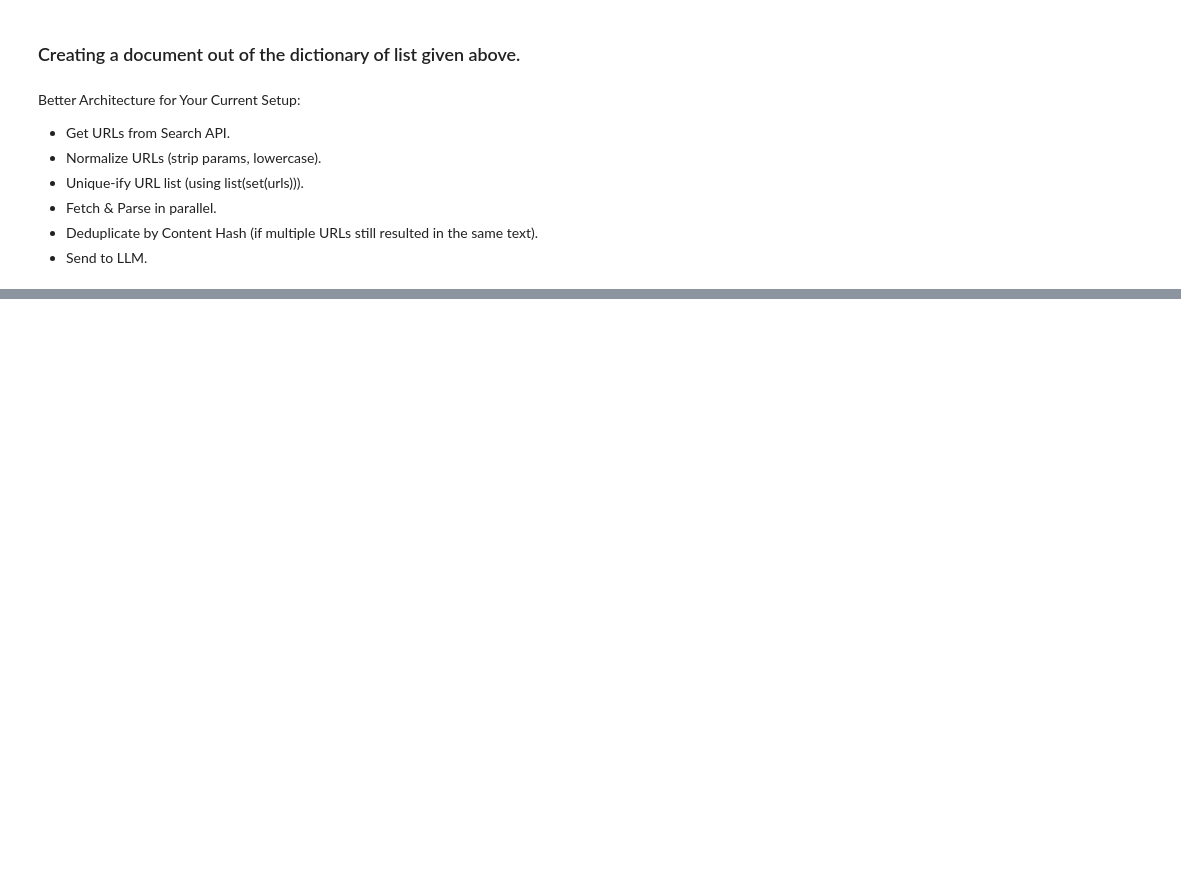
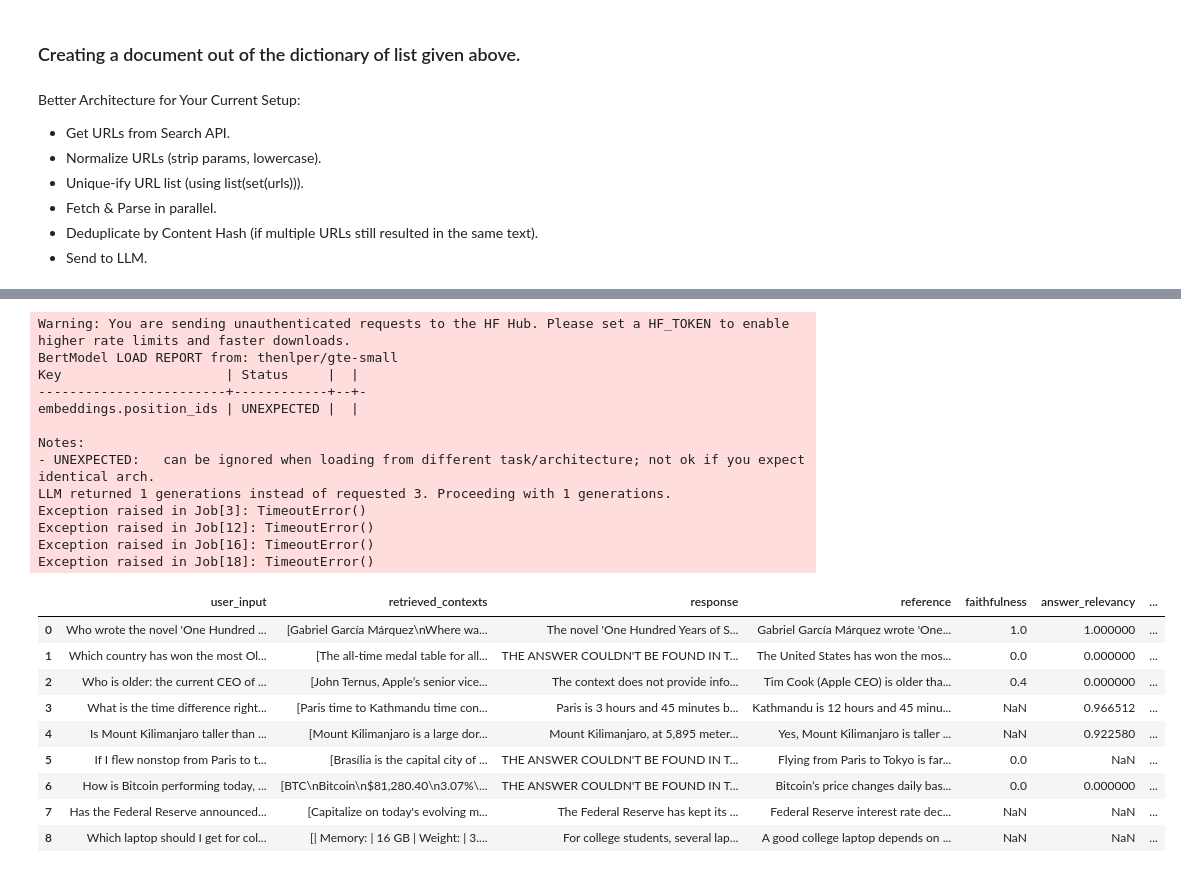
Before and after one commit to sudipsudip001/perplex_city, a Jupyter notebook: app/test_notebooks/test.ipynb, the cells around one changed output, grey strips where cells are left out. Saved outputs shown, nothing was run; the diff lists cells and outputs as text; code cells hidden in the pictures; blank space fills up the shorter version.

```diff
--- a/app/test_notebooks/test.ipynb
+++ b/app/test_notebooks/test.ipynb
@@ -517,0 +625,7 @@ renamed_work_data
+# %%
+import json
+
+with open("ragas_prep.json", "r") as f:
+    ragas_eval = json.load(f)
+
+print(len(ragas_eval))
@@ -517,0 +634,11 @@ renamed_work_data
+# %%
+import sys
+import os
+
+# Adds the 'app' directory to the python path
+sys.path.append(os.path.abspath(os.path.join('..')))
+from evaluation.ragas_eval import Ragged
+
+ragged = Ragged(
+    dataset=ragas_eval
+)
@@ -517,0 +653,26 @@ renamed_work_data
+# %%
+ragged.score()
+# %% [output]
+Warning: You are sending unauthenticated requests to the HF Hub. Please set a HF_TOKEN to enable higher rate limits and faster downloads.
+BertModel LOAD REPORT from: thenlper/gte-small
+Key                     | Status     |  |
+------------------------+------------+--+-
+embeddings.position_ids | UNEXPECTED |  |
+
+Notes:
+- UNEXPECTED:   can be ignored when loading from different task/architecture; not ok if you expect identical arch.
+LLM returned 1 generations instead of requested 3. Proceeding with 1 generations.
+Exception raised in Job[3]: TimeoutError()
+Exception raised in Job[12]: TimeoutError()
+Exception raised in Job[16]: TimeoutError()
+Exception raised in Job[18]: TimeoutError()
+|  | user_input | retrieved_contexts | response | reference | faithfulness | answer_relevancy | ... |
+| 0 | Who wrote the novel 'One Hundred ... | [Gabriel García Márquez\nWhere wa... | The novel 'One Hundred Years of S... | Gabriel García Márquez wrote 'One... | 1.0 | 1.000000 | ... |
+| 1 | Which country has won the most Ol... | [The all-time medal table for all... | THE ANSWER COULDN'T BE FOUND IN T... | The United States has won the mos... | 0.0 | 0.000000 | ... |
+| 2 | Who is older: the current CEO of ... | [John Ternus, Apple’s senior vice... | The context does not provide info... | Tim Cook (Apple CEO) is older tha... | 0.4 | 0.000000 | ... |
+| 3 | What is the time difference right... | [Paris time to Kathmandu time con... | Paris is 3 hours and 45 minutes b... | Kathmandu is 12 hours and 45 minu... | NaN | 0.966512 | ... |
+| 4 | Is Mount Kilimanjaro taller than ... | [Mount Kilimanjaro is a large dor... | Mount Kilimanjaro, at 5,895 meter... | Yes, Mount Kilimanjaro is taller ... | NaN | 0.922580 | ... |
+| 5 | If I flew nonstop from Paris to t... | [Brasília is the capital city of ... | THE ANSWER COULDN'T BE FOUND IN T... | Flying from Paris to Tokyo is far... | 0.0 | NaN | ... |
+| 6 | How is Bitcoin performing today, ... | [BTC\nBitcoin\n$81,280.40\n3.07%\... | THE ANSWER COULDN'T BE FOUND IN T... | Bitcoin’s price changes daily bas... | 0.0 | 0.000000 | ... |
+| 7 | Has the Federal Reserve announced... | [Capitalize on today's evolving m... | The Federal Reserve has kept its ... | Federal Reserve interest rate dec... | NaN | NaN | ... |
+| 8 | Which laptop should I get for col... | [| Memory: | 16 GB | Weight: | 3.... | For college students, several lap... | A good college laptop depends on ... | NaN | NaN | ... |
```
Also changed, not shown: parts of 12 cells of this notebook, 11 other files.
